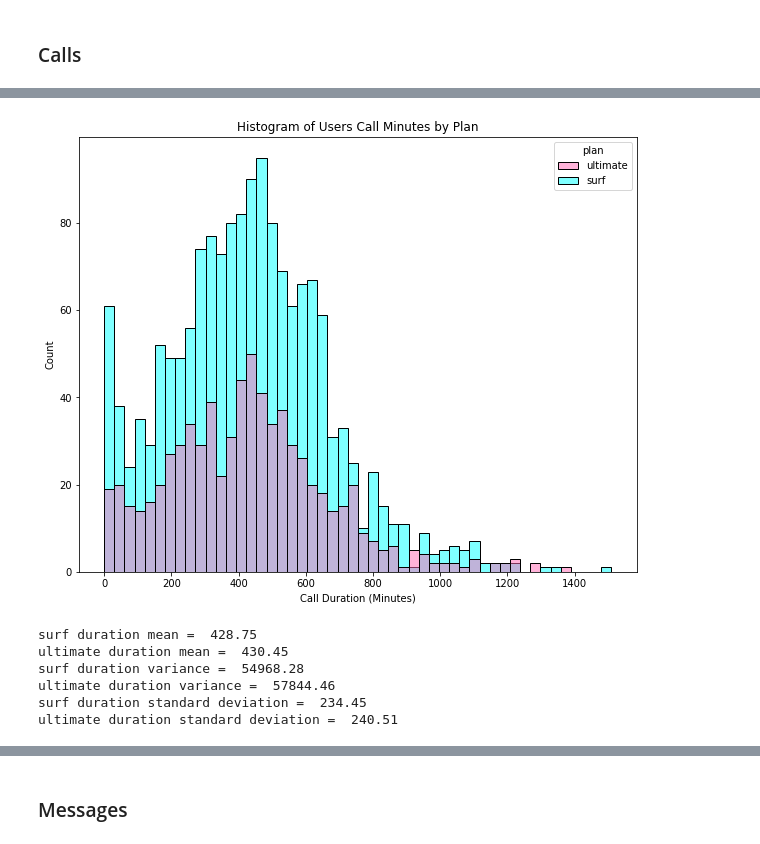
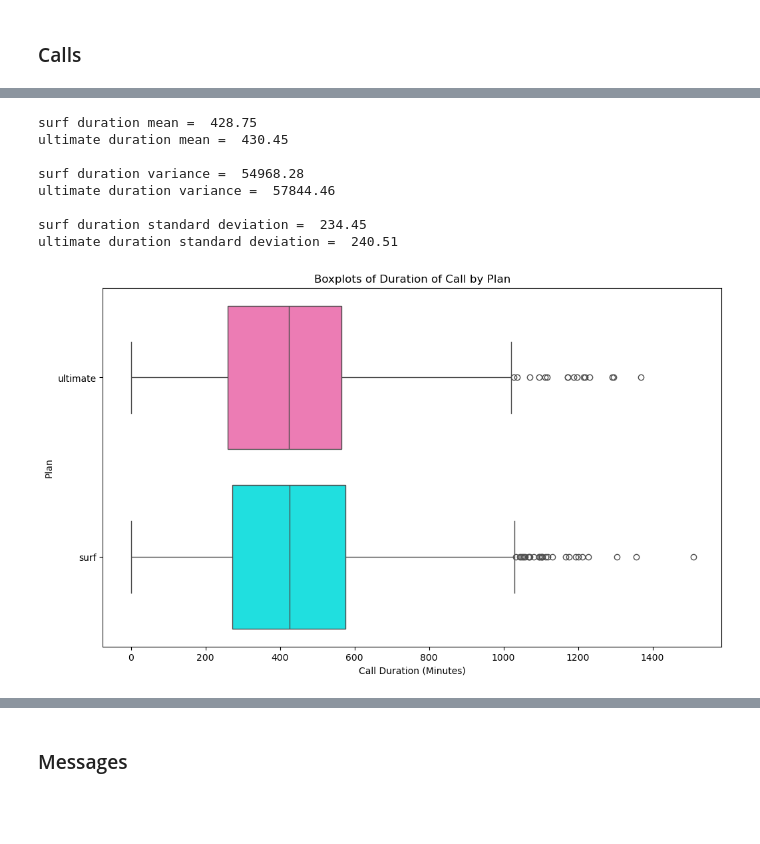
Before and after one commit to danp0kes/triple-ten-projects, a Jupyter notebook: projects/megaline-sda/megaline-sda.ipynb, the cells around one changed output, grey strips where cells are left out. Drawn from its saved outputs; the diff is of its cells as text; code cells hidden in the pictures; blank space fills up the shorter version.

```diff
--- a/projects/megaline-sda/megaline-sda.ipynb
+++ b/projects/megaline-sda/megaline-sda.ipynb
@@ -89,8 +118,8 @@ from scipy import stats
 Read users, calls, messages, internet, and plans CSV files. Save approriately.
 # %%
 # Load the data files into different DataFrames
-users = pd.read_csv('/datasets/megaline_users.csv')
-calls = pd.read_csv('/datasets/megaline_calls.csv')
-messages = pd.read_csv('/datasets/megaline_messages.csv')
-internet = pd.read_csv('/datasets/megaline_internet.csv')
-plans = pd.read_csv('/datasets/megaline_plans.csv')
+users = pd.read_csv('data/megaline_users.csv')
+calls = pd.read_csv('data/megaline_calls.csv')
+messages = pd.read_csv('data/megaline_messages.csv')
+internet = pd.read_csv('data/megaline_internet.csv')
+plans = pd.read_csv('data/megaline_plans.csv')
@@ -590,42 +590,41 @@ plt.show()
+# %%
+# Print surf duration mean
+print('surf duration mean = ', round(surf['call_minutes'].mean(), 2))
+
+# Print ultimate duration mean
+print('ultimate duration mean = ', round(ultimate['call_minutes'].mean(), 2), '\n')
+
+# Print surf duration variance
+print('surf duration variance = ', round(surf['call_minutes'].var(), 2))
+
+# Print ultimate duration variance
+print('ultimate duration variance = ', round(ultimate['call_minutes'].var(), 2), '\n')
+
+# Print surf duration standard deviation
+print('surf duration standard deviation = ', round(surf['call_minutes'].std(), 2))
+
+# Print ultimate duration standard deviation
+print('ultimate duration standard deviation = ', round(ultimate['call_minutes'].std(), 2))
+# %% [output]
+surf duration mean =  428.75
+ultimate duration mean =  430.45
+
+surf duration variance =  54968.28
+ultimate duration variance =  57844.46
+
+surf duration standard deviation =  234.45
+ultimate duration standard deviation =  240.51
 # %%
-# Compare the number of minutes users of each plan require each month. Plot a histogram.
+# Plot a boxplot to visualize the distribution of the monthly call duration
 
 # Increase plot size
-plt.figure(figsize=(10,8))
+plt.figure(figsize=(12,7))
 
-# Create histogram from seaborn
-sns.histplot(data = df, x = 'call_minutes', hue = 'plan', \
-            palette = ['hotpink','aqua'], bins = 50) \
-            .set(xlabel='Call Duration (Minutes)', ylabel='Count', \
-                 title='Histogram of Users Call Minutes by Plan')
+# Create boxplots of duration by
+sns.boxplot(data = df, x='call_minutes', y='plan',hue='plan', palette = ['hotpink','aqua'])\
+                    .set(xlabel='Call Duration (Minutes)', ylabel='Plan', \
+                     title='Boxplots of Duration of Call by Plan')
 
 plt.show()
 # %% [output]
-[figure, old version]
+[figure, new version]
-# %%
-# Calculate the mean and the variance of the monthly call duration
-
-# Print surf duration mean
-print('surf duration mean = ', surf['call_minutes'].mean().round(2))
-
-# Print ultimate duration mean
-print('ultimate duration mean = ', ultimate['call_minutes'].mean().round(2))
-
-# Print surf duration variance
-print('surf duration variance = ', surf['call_minutes'].var().round(2))
-
-# Print ultimate duration variance
-print('ultimate duration variance = ', ultimate['call_minutes'].var().round(2))
-
-# Print surf duration variance
-print('surf duration standard deviation = ', surf['call_minutes'].std().round(2))
-
-# Print ultimate duration variance
-print('ultimate duration standard deviation = ', ultimate['call_minutes'].std().round(2))
-# %% [output]
-surf duration mean =  428.75
-ultimate duration mean =  430.45
-surf duration variance =  54968.28
-ultimate duration variance =  57844.46
-surf duration standard deviation =  234.45
-ultimate duration standard deviation =  240.51
```
Also changed, not shown: parts of 67 cells of this notebook, 1 other file.
